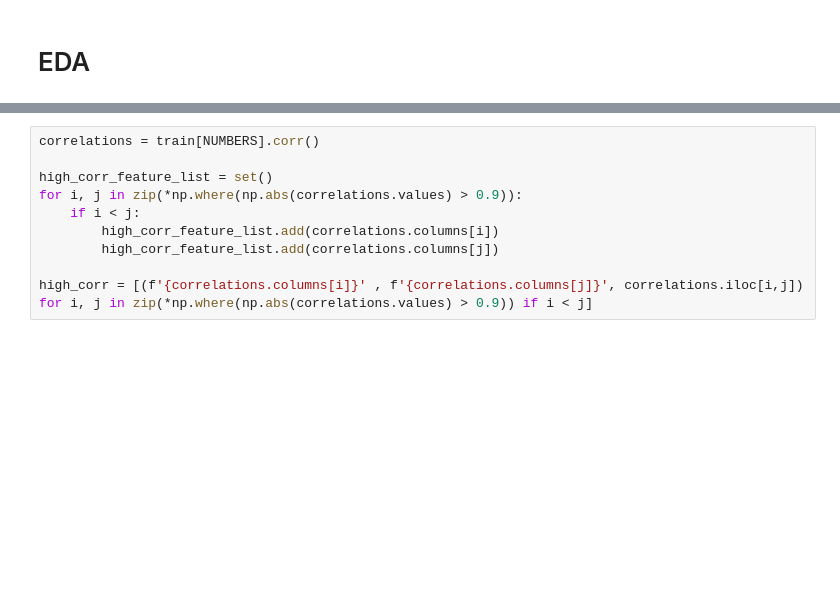
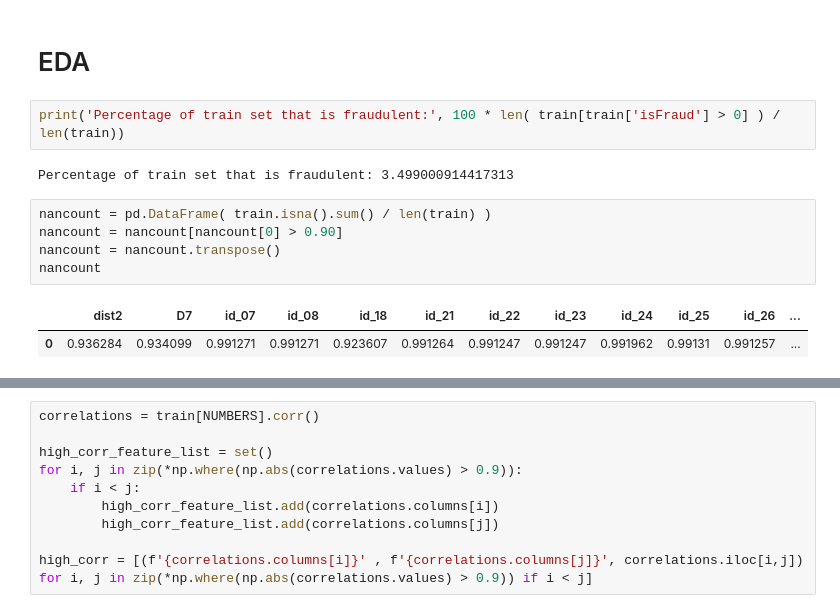
Before and after one commit to wmg0034/Kaggle, a Jupyter notebook: IEEE_fraud_detection/fraud_detection.ipynb, the cells around one changed output, grey strips where cells are left out. Cells and saved outputs as stored; diff of their text form; blank space fills up the shorter version.

```diff
--- a/IEEE_fraud_detection/fraud_detection.ipynb
+++ b/IEEE_fraud_detection/fraud_detection.ipynb
@@ -74,3 +77,15 @@ FEATURE_CLASSES = {
 }
 # %% [markdown]
 # EDA
+# %%
+print('Percentage of train set that is fraudulent:', 100 * len( train[train['isFraud'] > 0] ) / len(train))
+# %% [output]
+Percentage of train set that is fraudulent: 3.499000914417313
+# %%
+nancount = pd.DataFrame( train.isna().sum() / len(train) )
+nancount = nancount[nancount[0] > 0.90]
+nancount = nancount.transpose()
+nancount
+# %% [output]
+|  | dist2 | D7 | id_07 | id_08 | id_18 | id_21 | id_22 | id_23 | id_24 | id_25 | id_26 | ... |
+| 0 | 0.936284 | 0.934099 | 0.991271 | 0.991271 | 0.923607 | 0.991264 | 0.991247 | 0.991247 | 0.991962 | 0.99131 | 0.991257 | ... |
```
Also changed, not shown: parts of 8 cells of this notebook.
